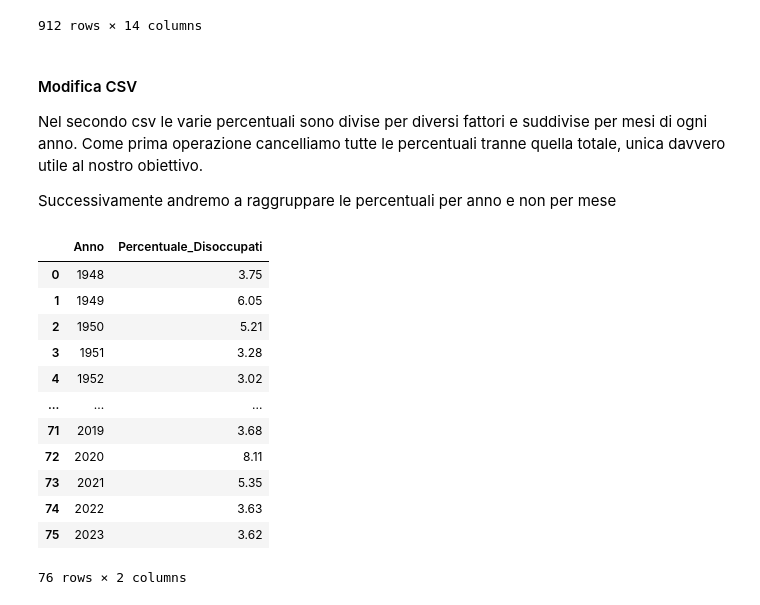
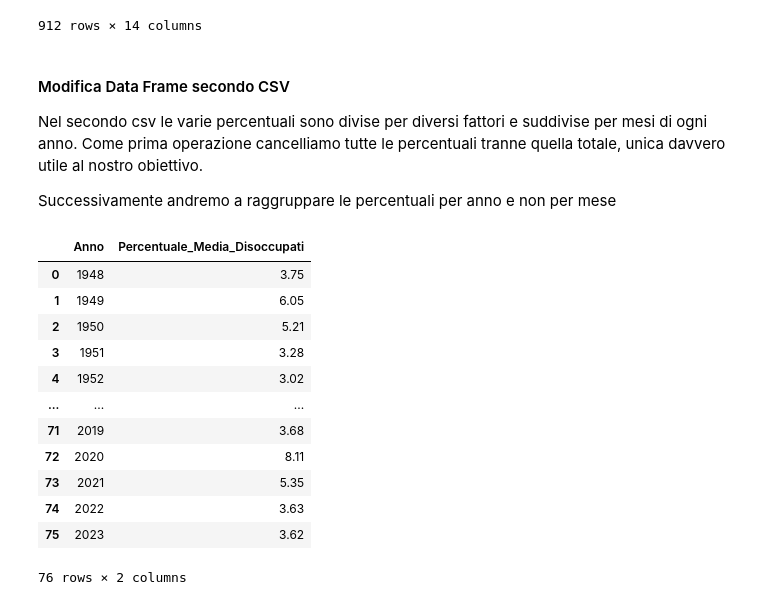
Before and after one commit to MatteoCalvanico/DataAnalytics-Project, a Jupyter notebook: Progetto.ipynb, the cells around one changed output. Drawn from its saved outputs; the diff is of its cells as text; code cells hidden in the pictures.

```diff
--- a/Progetto.ipynb
+++ b/Progetto.ipynb
@@ -81,7 +81,7 @@ df_employment
 | 911 | 2023-12-01 | 3.7 | 13.1 | 11.9 | 11.2 | 8.0 | 6.4 | ... |
 912 rows × 14 columns
 # %% [markdown]
-#### Modifica CSV
+#### Modifica Data Frame secondo CSV
 
 Nel secondo csv le varie percentuali sono divise per diversi fattori e suddivise per mesi di ogni anno. Come prima operazione cancelliamo tutte le percentuali tranne quella totale, unica davvero utile al nostro obiettivo.
 
@@ -89,32 +89,32 @@ Successivamente andremo a raggruppare le percentuali per anno e non per mese
 # %%
 #Cancelliamo le colonne futili al nostro obiettivo
 df_employment = df_employment.drop(columns=['age_16_17_rate', 'age_16_19_rate', 'age_18_19_rate', 'age_16_24_rate', 'age_20_24_rate', 'age_25_34_rate', 'age_25_54_rate', 'age_35_44_rate', 'age_45_54_rate', 'age_20plus_rate', 'age_25plus_rate', 'age_55plus_rate'])
 
 
 #Convertiamo la data da String a DateTime per semplicità
 df_employment['date'] = pd.to_datetime(df_employment['date'])
 
 
 #Ora possiamo prendere l'anno con facilità
 df_employment['anno'] = df_employment['date'].dt.year
 
 
 #Raggruppiamo per anno e facciamo una media di tutte le percentuali di quell'anno
 df_employment = df_employment.groupby('anno', as_index=False)['overall_rate'].mean()
 
 
 #Arrotondiamo a due cifre dopo la virgola
 df_employment['overall_rate'] = df_employment['overall_rate'].round(2)
 
 
 #Rinomiamo le colonne
-df_employment.columns = ['Anno', 'Percentuale_Disoccupati']
+df_employment.columns = ['Anno', 'Percentuale_Media_Disoccupati']
 
 
 #Mostriamo il nuovo Data Frame
 df_employment
 # %% [output]
-|  | Anno | Percentuale_Disoccupati |
+|  | Anno | Percentuale_Media_Disoccupati |
 | 0 | 1948 | 3.75 |
 | 1 | 1949 | 6.05 |
 | 2 | 1950 | 5.21 |
```
Also changed, not shown: parts of 3 cells of this notebook.
